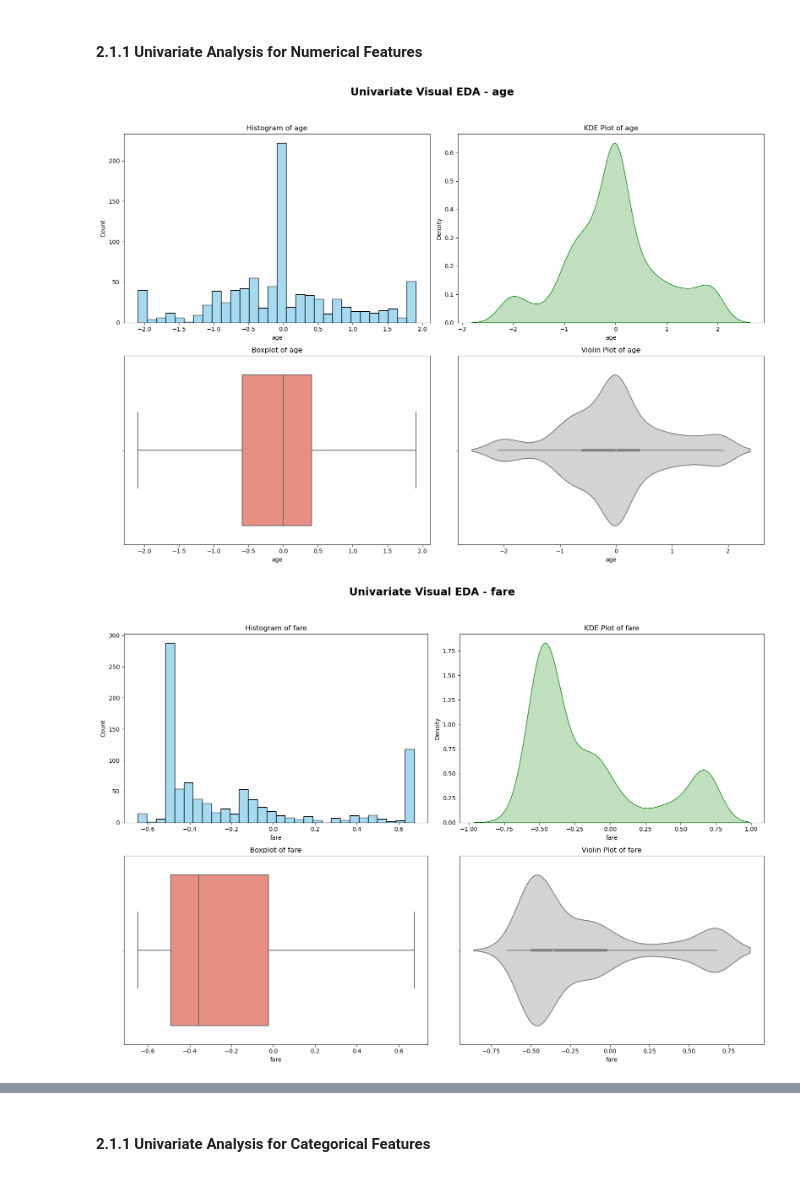
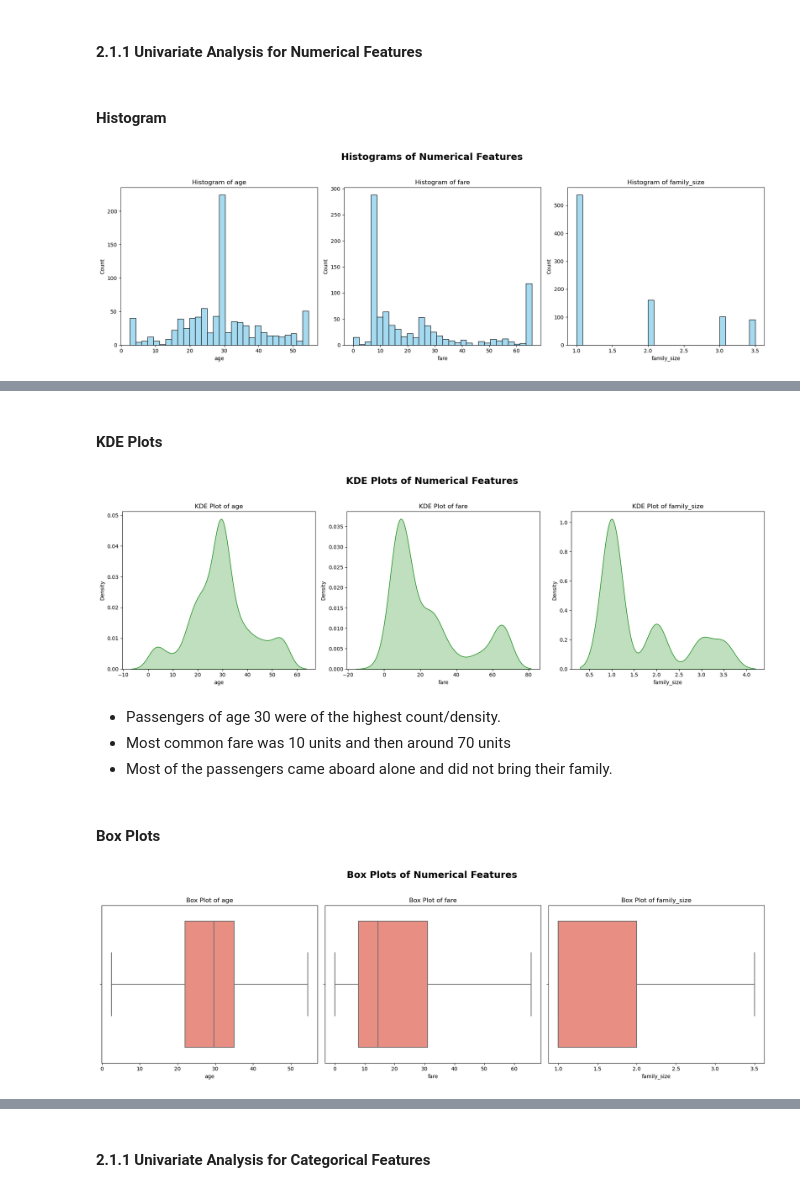
Before and after one commit to Chaiithra/Complete-Advanced-EDA, a Jupyter notebook: 2. Advanced Exploratory Data Analysis (EDA).ipynb, the cells around one changed output, grey strips where cells are left out. Cells and saved outputs as stored; diff of their text form; code cells hidden in the pictures.

```diff
--- a/2. Advanced Exploratory Data Analysis (EDA).ipynb
+++ b/2. Advanced Exploratory Data Analysis (EDA).ipynb
@@ -117,29 +99,23 @@ numerical_features = ['age', 'fare', 'family_size']
 categorical_features = ['pclass', 'survived', 'embarked_C', 'embarked_Q', 'embarked_S', 'sex_female', 'sex_male']
 # %% [markdown]
 #### 2.1.1 Univariate Analysis for Numerical Features
+# %% [markdown]
+#### Histogram
 # %%
-for feature in numerical_features:
-    fig, axes = plt.subplots(2, 2, figsize=(16,12))
-    fig.suptitle(f"Univariate Visual EDA - {feature}", fontsize=18, weight='bold')
+# Create a single row with 3 subplots
+fig, ax = plt.subplots(1, 3, figsize=(18, 6))  # 1 row, 3 columns
 
-     # Histogram
-    sns.histplot(data=df1_standardized, x=feature, kde=False, ax=axes[0, 0], bins=30, color='skyblue')
-    axes[0, 0].set_title(f'Histogram of {feature}')
+# Set a shared title
+fig.suptitle("Histograms of Numerical Features", fontsize=18, weight='bold')
 
-    # KDE
-    sns.kdeplot(data=df1_standardized, x=feature, ax=axes[0, 1], fill=True, color='green')
-    axes[0, 1].set_title(f'KDE Plot of {feature}')
+# Loop through each feature and its corresponding axis
+for i, feature in enumerate(numerical_features):
+    sns.histplot(data=df1, x=feature, ax=ax[i], bins=30, kde=False, color='skyblue')
+    ax[i].set_title(f'Histogram of {feature}')
+    ax[i].set_xlabel(feature)
 
-    # Boxplot
-    sns.boxplot(data=df1_standardized, x=feature, ax=axes[1, 0], color='salmon')
-    axes[1, 0].set_title(f'Boxplot of {feature}')
-
-    # Violin Plot
-    sns.violinplot(data=df1_standardized, x=feature, ax=axes[1, 1], color='lightgrey')
-    axes[1, 1].set_title(f'Violin Plot of {feature}')
-
-    plt.tight_layout(rect=[0, 0.03, 1, 0.95])
-    plt.show()
+# Adjust layout
+plt.tight_layout(rect=[0, 0.03, 1, 0.95])
+plt.show()
 # %% [output]
-[figure, old version]
+[figure, new version]
-[figure, removed]
@@ -146,0 +122,44 @@ for feature in numerical_features:
+# %% [markdown]
+#### KDE Plots
+# %%
+# Create a single row with 3 subplots
+fig, ax = plt.subplots(1, 3, figsize=(18, 6))  # 1 row, 3 columns
+
+# Set a shared title
+fig.suptitle("KDE Plots of Numerical Features", fontsize=18, weight='bold')
+
+# Loop through each feature and its corresponding axis
+for i, feature in enumerate(numerical_features):
+    sns.kdeplot(data=df1, x=feature, ax=ax[i], fill=True, color='green')
+    ax[i].set_title(f'KDE Plot of {feature}')
+    ax[i].set_xlabel(feature)
+
+# Adjust layout
+plt.tight_layout(rect=[0, 0.03, 1, 0.95])
+plt.show()
+# %% [output]
+[figure, added]
+# %% [markdown]
+- Passengers of age 30 were of the highest count/density.
+- Most common fare was 10 units and then around 70 units
+- Most of the passengers came aboard alone and did not bring their family.
+# %% [markdown]
+#### Box Plots
+# %%
+# Create a single row with 3 subplots
+fig, ax = plt.subplots(1, 3, figsize=(18, 6))  # 1 row, 3 columns
+
+# Set a shared title
+fig.suptitle("Box Plots of Numerical Features", fontsize=18, weight='bold')
+
+# Loop through each feature and its corresponding axis
+for i, feature in enumerate(numerical_features):
+    sns.boxplot(data=df1, x=feature, ax=ax[i], color='salmon')
+    ax[i].set_title(f'Box Plot of {feature}')
+    ax[i].set_xlabel(feature)
+
+# Adjust layout
+plt.tight_layout(rect=[0, 0.03, 1, 0.95])
+plt.show()
+# %% [output]
+[figure, added]
```
Also changed, not shown: parts of 55 cells of this notebook.
